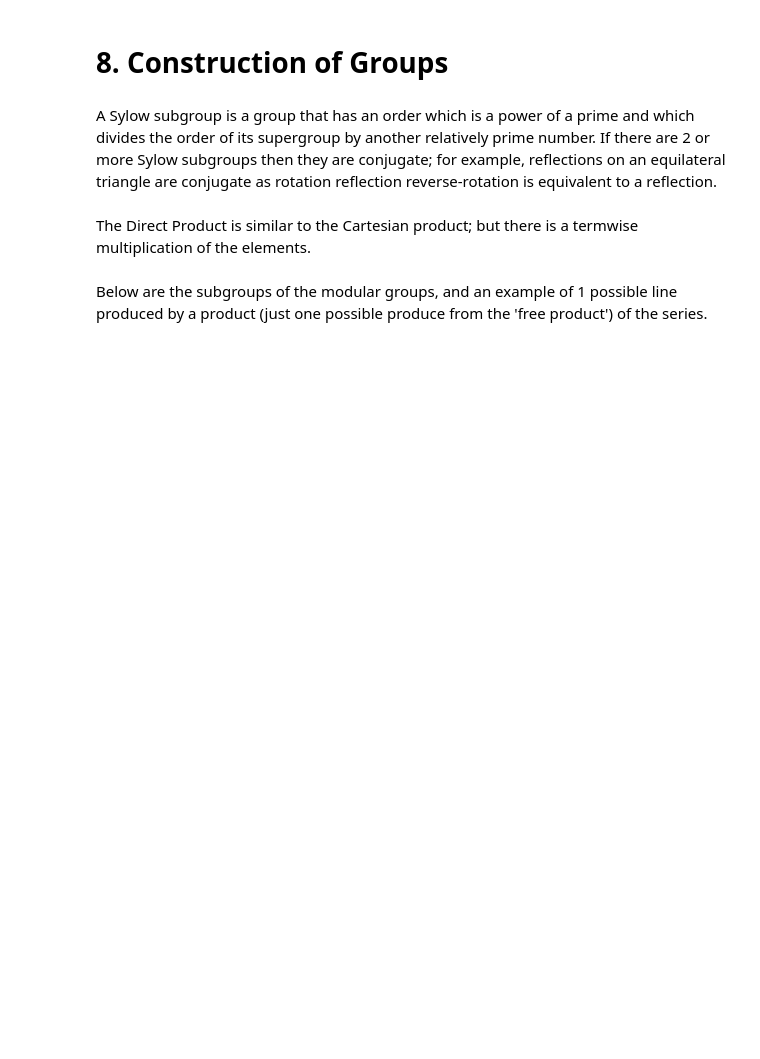
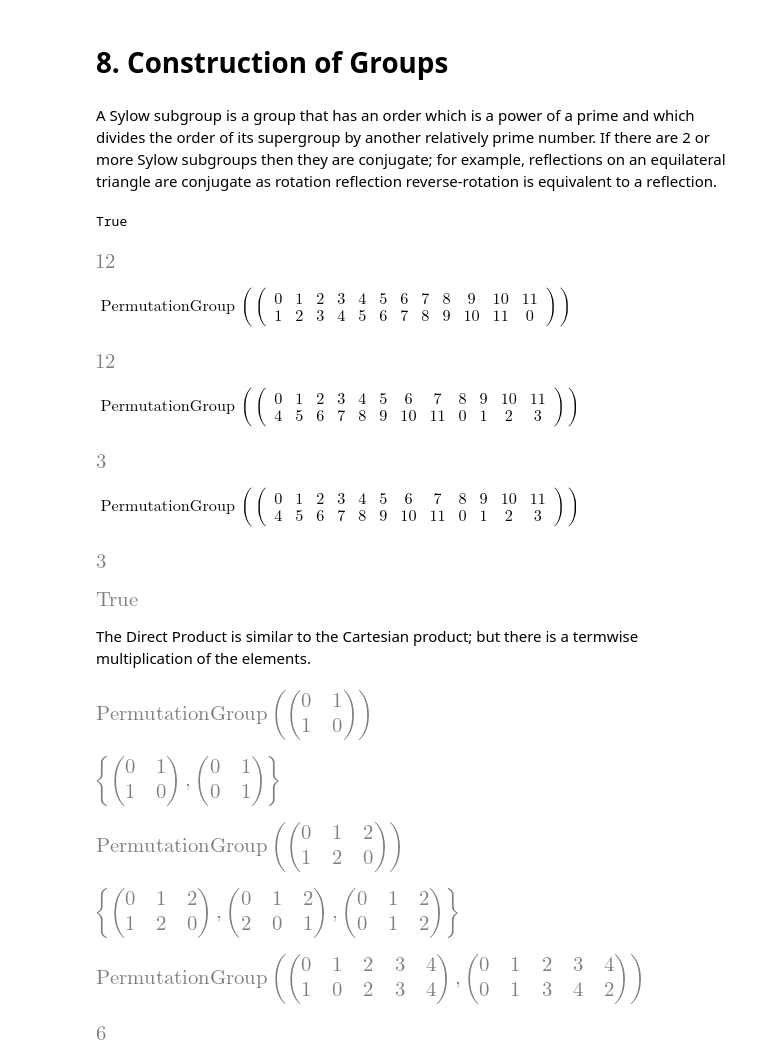
Before and after one commit to James-G-Hill/Sympy-Companion-to-Mathematics-Form-and-Function, a Jupyter notebook: ch05_functions_transformations_groups/08_construction_of_groups.ipynb, the cells around one changed output. Cells and saved outputs as stored; diff of their text form; code cells hidden in the pictures; blank space fills up the shorter version.

```diff
--- a/ch05_functions_transformations_groups/08_construction_of_groups.ipynb
+++ b/ch05_functions_transformations_groups/08_construction_of_groups.ipynb
@@ -13,2 +38,44 @@ G.sylow_subgroup(2)
+# %%
+n_p = 4
+p = 3
+gcd(p, n_p) == 1
+# %% [output]
+True
+# %%
+n = p * n_p
+n
+# %% [output]
+[figure, added]
+# %%
+G1 = CyclicGroup(n)
+G1
+# %% [output]
+$\displaystyle \operatorname{PermutationGroup}\left(\begin{pmatrix} 0 & 1 & 2 & 3 & 4 & 5 & 6 & 7 & 8 & 9 & 10 & 11 \\ 1 & 2 & 3 & 4 & 5 & 6 & 7 & 8 & 9 & 10 & 11 & 0 \end{pmatrix}\right)$
+# %%
+G1.order()
+# %% [output]
+[figure, added]
+# %%
+P1 = G1._p_elements_group(p)
+P1
+# %% [output]
+$\displaystyle \operatorname{PermutationGroup}\left(\begin{pmatrix} 0 & 1 & 2 & 3 & 4 & 5 & 6 & 7 & 8 & 9 & 10 & 11 \\ 4 & 5 & 6 & 7 & 8 & 9 & 10 & 11 & 0 & 1 & 2 & 3 \end{pmatrix}\right)$
+# %%
+P1.order()
+# %% [output]
+[figure, added]
+# %%
+P1_sylow = G1.sylow_subgroup(3)
+P1_sylow
+# %% [output]
+$\displaystyle \operatorname{PermutationGroup}\left(\begin{pmatrix} 0 & 1 & 2 & 3 & 4 & 5 & 6 & 7 & 8 & 9 & 10 & 11 \\ 4 & 5 & 6 & 7 & 8 & 9 & 10 & 11 & 0 & 1 & 2 & 3 \end{pmatrix}\right)$
+# %%
+P1_sylow.order()
+# %% [output]
+[figure, added]
+# %%
+Eq(P1, P1_sylow)
+# %% [output]
+[figure, added]
 # %% [markdown]
  The Direct Product is similar to the Cartesian product; but there is a termwise multiplication of the elements.
@@ -19,2 +81,0 @@ DirectProduct(CyclicGroup(2), CyclicGroup(2))
-# %% [markdown]
- Below are the subgroups of the modular groups, and an example of 1 possible line produced by a product (just one possible produce from the 'free product') of the series.
@@ -38,0 +82,27 @@ plt.show()
+# %%
+A2 = CyclicGroup(2)
+A2
+# %% [output]
+[figure, added]
+# %%
+A2.elements
+# %% [output]
+[figure, added]
+# %%
+G2 = CyclicGroup(3)
+G2
+# %% [output]
+[figure, added]
+# %%
+G2.elements
+# %% [output]
+[figure, added]
+# %%
+A2xG2 = DirectProduct(A2, G2)
+A2xG2
+# %% [output]
+[figure, added]
+# %%
+A2xG2.order()
+# %% [output]
+[figure, added]
```
Also changed, not shown: parts of 145 cells of this notebook, 1 other file.
